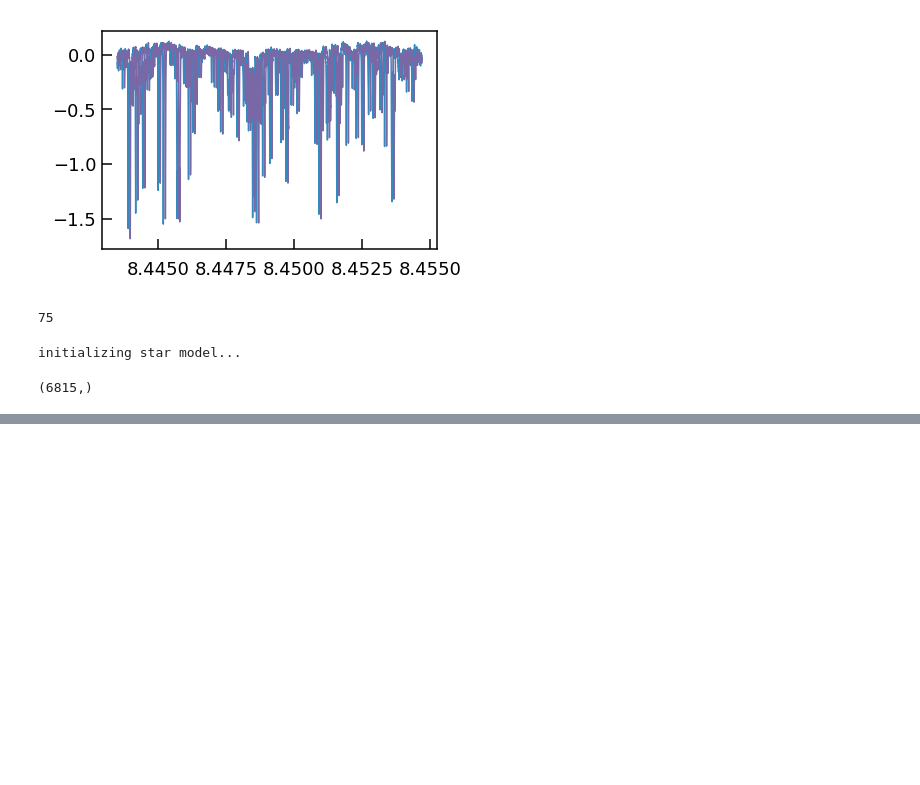
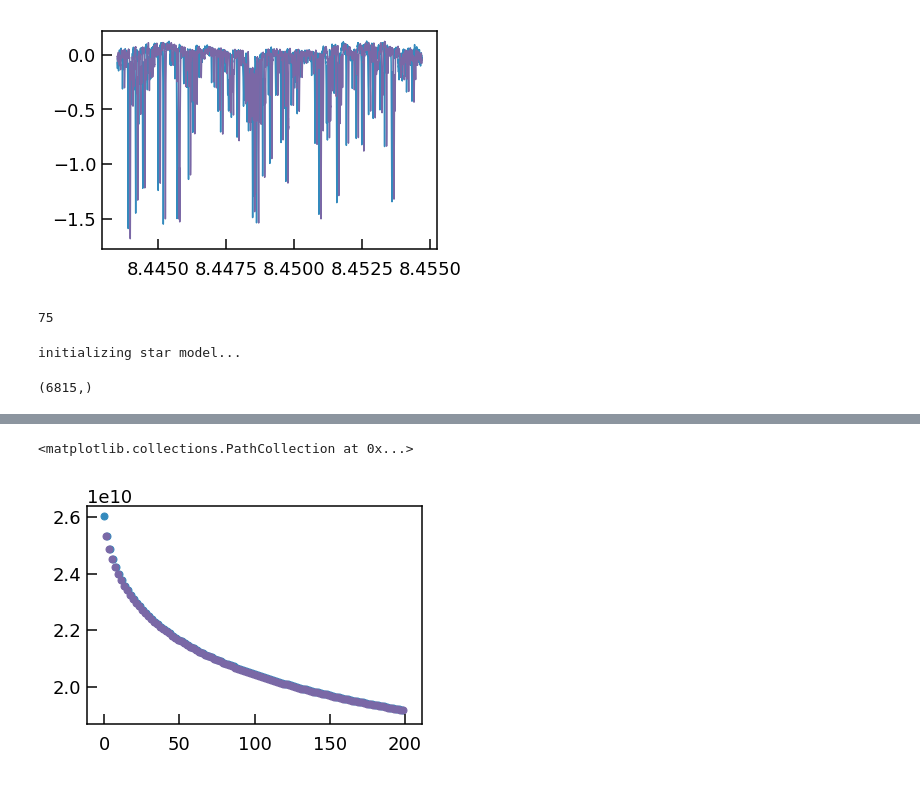
Before and after one commit to megbedell/wobble, a Jupyter notebook: notebooks/wobbleflow.ipynb, the cells around one changed output, grey strips where cells are left out. Saved outputs shown, nothing was run; the diff lists cells and outputs as text; code cells hidden in the pictures; blank space fills up the shorter version.

Commit message:
TensorFlow struggles

```diff
--- a/notebooks/wobbleflow.ipynb
+++ b/notebooks/wobbleflow.ipynb
@@ -46,4 +46,5 @@ data_tensor = tf.constant(data, dtype=T)
 xs_tensor = tf.constant(data_xs, dtype=T)
 ivars_tensor = tf.constant(ivars, dtype=T)
 # %%
-rvs_tensor = tf.Variable(pipeline_rvs, dtype=T)
+rvs_tensor = tf.Variable(pipeline_rvs + np.random.normal(0., 100., len(pipeline_rvs)), dtype=T)
+print rvs_tensor
@@ -91,8 +67,0 @@ Tensor("Gather_227:0", shape=(2351700,), dtype=float64)
-# %%
-dense = np.zeros(g_model[0].dense_shape[0])
-slices = g_model[0]
-for i, v in zip(slices.indices, slices.values):
-    print i, v
-    dense[i] = np.copy(slices.values)
-print np.min(slices.indices), np.max(slices.indices)
-print np.shape(dense)
@@ -101,0 +68,25 @@ print np.shape(dense)
+# %%
+opt_model = tf.train.AdagradOptimizer(0.01).minimize(nll, var_list=model_ys_tensor)
+opt_rvs = tf.train.AdagradOptimizer(0.01).minimize(nll, var_list=rvs_tensor)
+# %%
+with tf.Session() as session:
+    session.run(tf.global_variables_initializer())
+
+    nll_after_rvs = []
+    nll_after_model = []
+    for i in range(50):
+        session.run(opt_rvs)
+        nll_after_rvs.append(session.run(nll))
+        if (i % 10) == 0:
+            print "session {0}: optimizing RVs".format(i)
+            print "nll: {0:.2e}".format(nll_after_rvs[-1])
+            print "session {0}: optimizing model".format(i)
+        session.run(opt_model)
+        nll_after_model.append(session.run(nll))
+        if (i % 10) == 0:
+            print "nll: {0:.2e}".format(nll_after_model[-1])
+
+
+    #hess_result = session.run(hess)
+    params_model = session.run(model_ys_tensor)
+    params_rvs = session.run(rvs_tensor)
@@ -101,0 +111,6 @@ print np.shape(dense)
+# %%
+plt.scatter(np.arange(len(nll_after_rvs))*2, nll_after_rvs)
+plt.scatter(np.arange(len(nll_after_rvs))*2 + 1, nll_after_model)
+# %% [output]
+<matplotlib.collections.PathCollection at 0x...>
+[figure, added]
```
Also changed, not shown: parts of 15 cells of this notebook, 1 other file.
